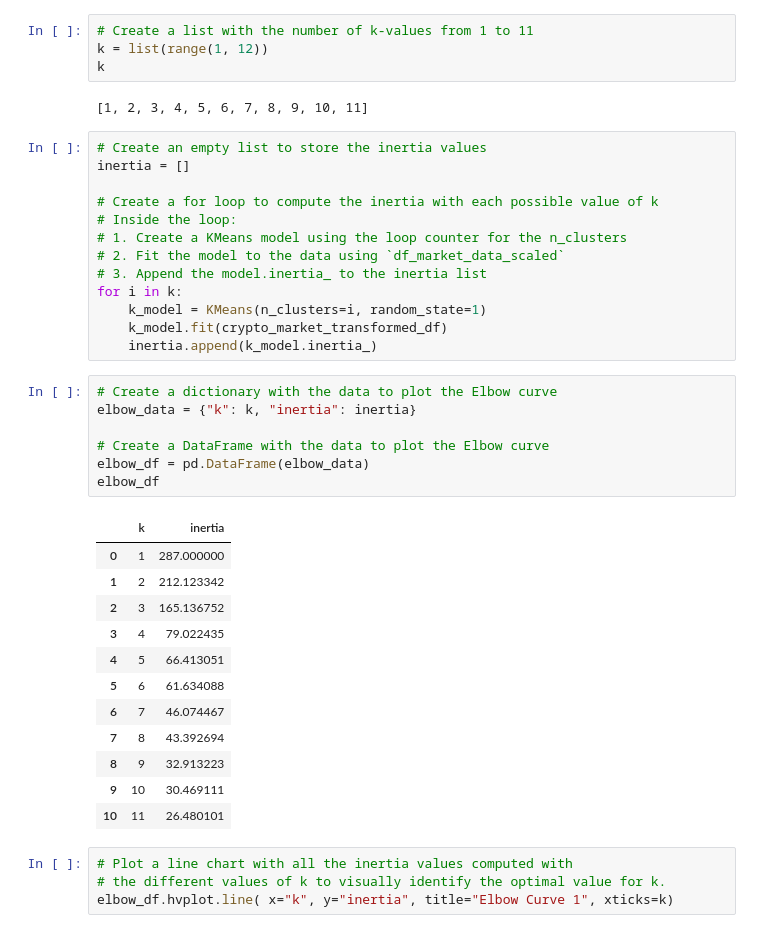
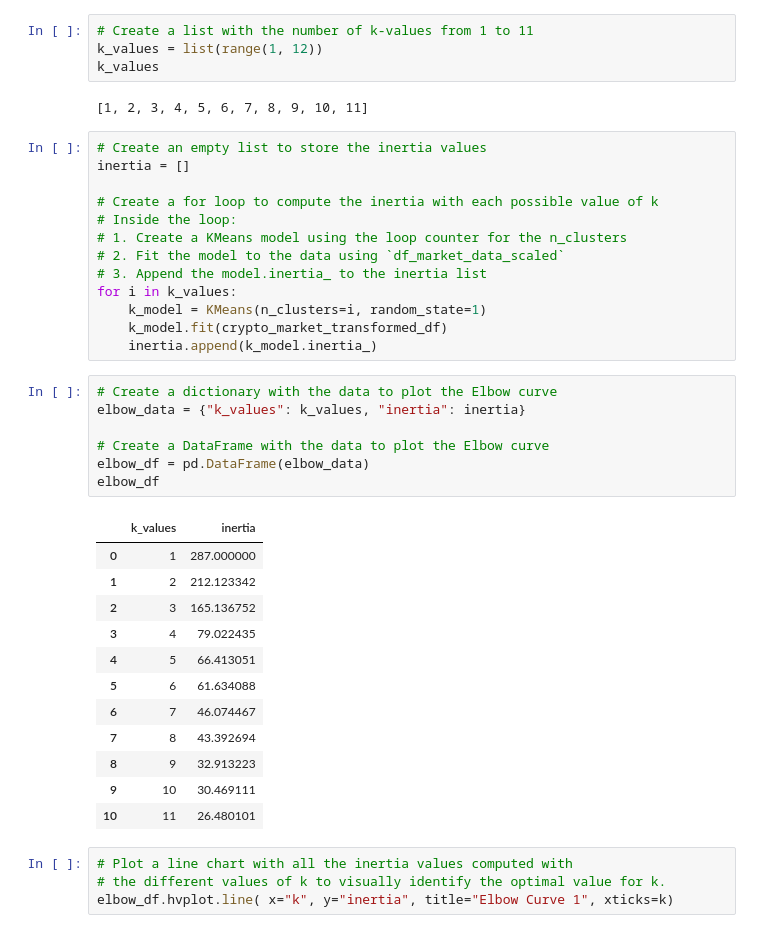
Before and after one commit to HeliosRider/CryptoClustering, a Jupyter notebook: Crypto_Clustering.ipynb, the cells around one changed output. Saved outputs shown, nothing was run; the diff lists cells and outputs as text.

```diff
--- a/Crypto_Clustering.ipynb
+++ b/Crypto_Clustering.ipynb
@@ -116,8 +114,8 @@ crypto_market_transformed_df.head(5)
 ### Find the Best Value for k Using the Original Scaled DataFrame.
 # %%
 # Create a list with the number of k-values from 1 to 11
-k = list(range(1, 12))
-k
+k_values = list(range(1, 12))
+k_values
 # %% [output]
 [1, 2, 3, 4, 5, 6, 7, 8, 9, 10, 11]
 # %%
@@ -129,19 +127,19 @@ inertia = []
 # 1. Create a KMeans model using the loop counter for the n_clusters
 # 2. Fit the model to the data using `df_market_data_scaled`
 # 3. Append the model.inertia_ to the inertia list
-for i in k:
+for i in k_values:
     k_model = KMeans(n_clusters=i, random_state=1)
     k_model.fit(crypto_market_transformed_df)
     inertia.append(k_model.inertia_)
 # %%
 # Create a dictionary with the data to plot the Elbow curve
-elbow_data = {"k": k, "inertia": inertia}
+elbow_data = {"k_values": k_values, "inertia": inertia}
 
 # Create a DataFrame with the data to plot the Elbow curve
 elbow_df = pd.DataFrame(elbow_data)
 elbow_df
 # %% [output]
-|  | k | inertia |
+|  | k_values | inertia |
 | 0 | 1 | 287.000000 |
 | 1 | 2 | 212.123342 |
 | 2 | 3 | 165.136752 |
```
Also changed, not shown: parts of 1 cell of this notebook, 1 other file.
